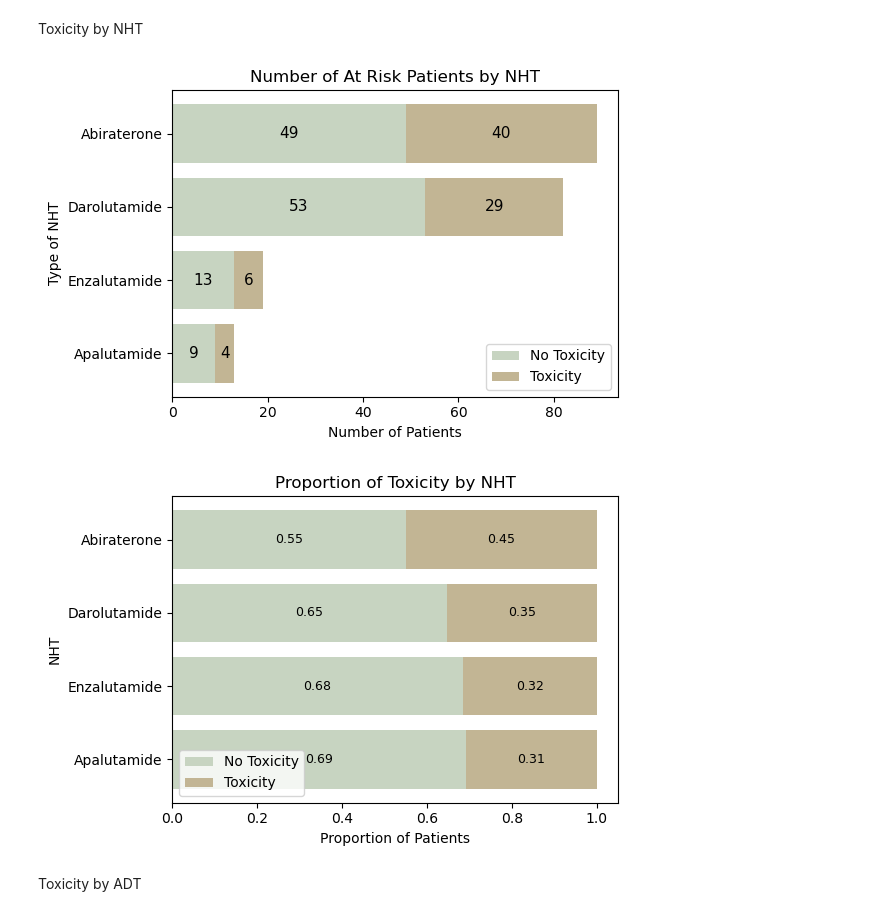
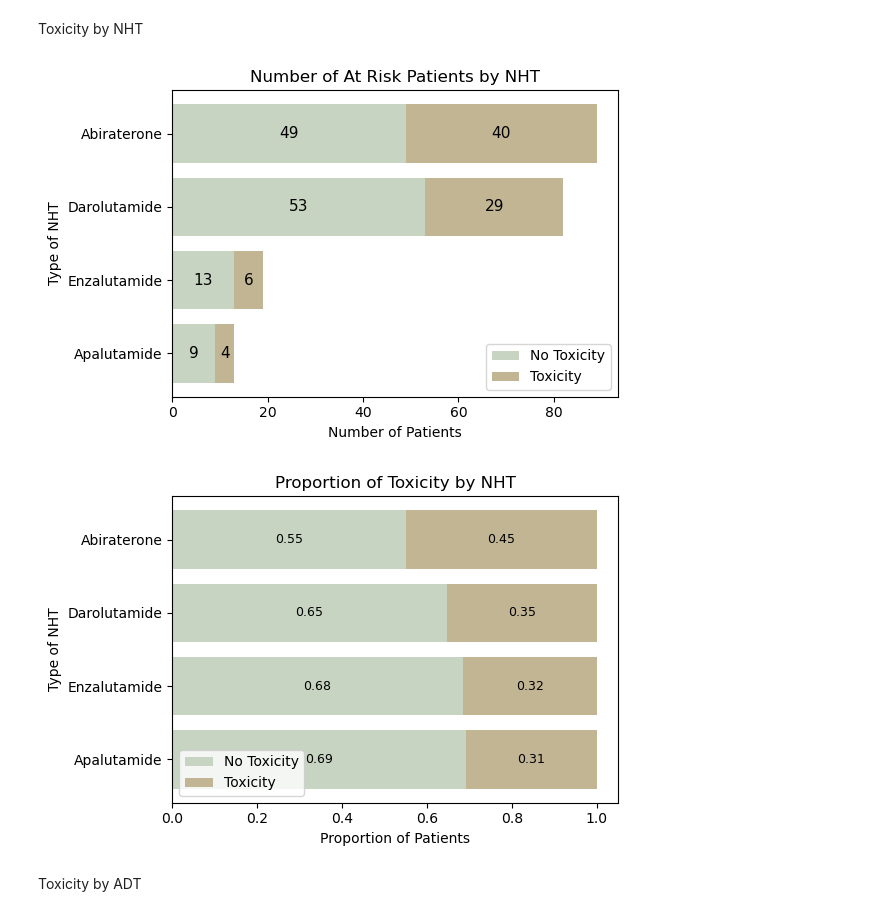
Before and after one commit to kstatham402/170A_Capstone_Project, a Jupyter notebook: notebooks/descriptive_visuals.ipynb, the cells around one changed output. Cells and saved outputs as stored; diff of their text form; code cells hidden in the pictures.

```diff
--- a/notebooks/descriptive_visuals.ipynb
+++ b/notebooks/descriptive_visuals.ipynb
@@ -413,35 +413,35 @@ ax.bar_label(bars_yes, label_type='center', fontsize=11)
 
 ax.set_xlabel('Number of Patients')
 ax.set_ylabel('Type of NHT')
 ax.set_title('Number of At Risk Patients by NHT')
 ax.legend()
 
 plt.tight_layout()
 plt.show()
 
 # Proportion
 
 fig, ax = plt.subplots(figsize=(6,4))
 props = counts.div(counts.sum(axis=1), axis=0)
 bars_no = ax.barh(props.index, props[0], label='No Toxicity', color='#c7d4c1')
 bars_yes = ax.barh(props.index, props[1], left=props[0], color='#c2b594', label='Toxicity')
 
 labels_no = [f"{p:.2f}" if p > 0 else "" for p in props[0]]
 labels_yes = [f"{p:.2f}" if p > 0 else "" for p in props[1]]
 
 ax.bar_label(bars_no, labels=labels_no, label_type='center', fontsize=9)
 ax.bar_label(bars_yes, labels=labels_yes, label_type='center', fontsize=9)
 
 ax.set_xlabel('Proportion of Patients')
-ax.set_ylabel('NHT')
+ax.set_ylabel('Type of NHT')
 ax.set_title('Proportion of Toxicity by NHT')
 ax.legend()
 
 plt.tight_layout()
 plt.show()
 # %% [output]
 [figure]
-[figure, old version]
+[figure, new version]
 # %% [markdown]
 Toxicity by ADT
 # %%
```
Also changed, not shown: parts of 20 cells of this notebook.
